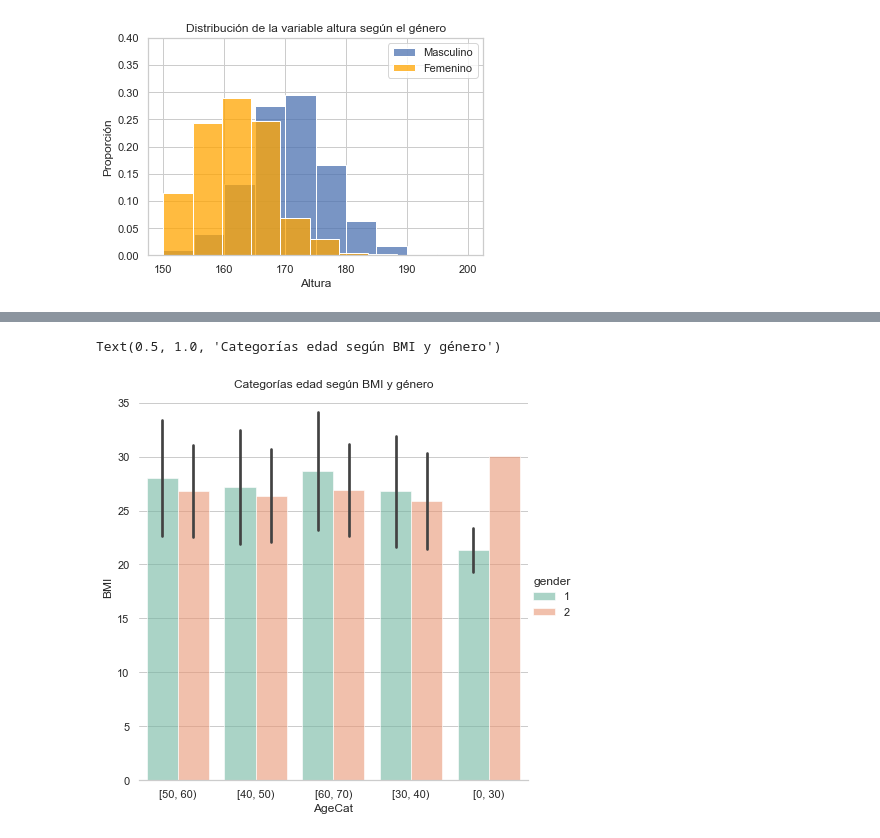
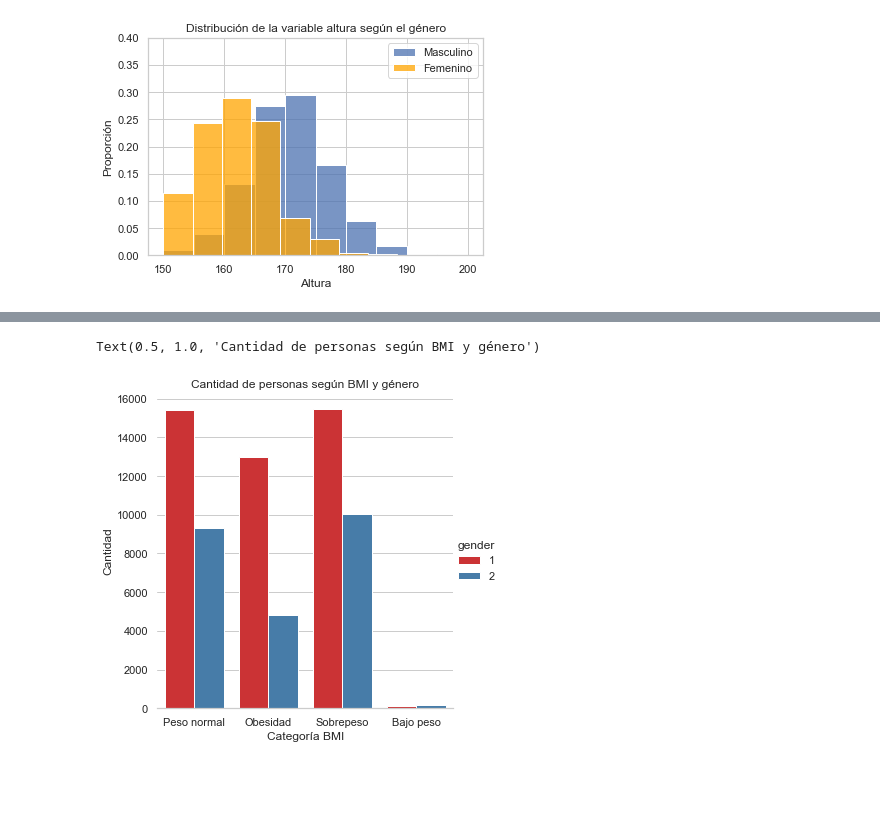
Before and after one commit to iamcest/risk_factors, a Jupyter notebook: scripts/visualizaciones_Maia.ipynb, the cells around one changed output, grey strips where cells are left out. Cells and saved outputs as stored; diff of their text form; code cells hidden in the pictures; blank space fills up the shorter version.

Commit message:
update visualizaciones

```diff
--- a/scripts/visualizaciones_Maia.ipynb
+++ b/scripts/visualizaciones_Maia.ipynb
@@ -72,7 +71,0 @@ plt.show()
-# %%
-sns.set_palette("Blues")
-
-g = sns.relplot(x="new_weight", y="height",
-            data=data,
-            kind="scatter",col = 'gender', hue = 'BMICat')
-g.fig.suptitle('weight vs height')
@@ -82,12 +72,13 @@ Text(0.5, 0.98, 'weight vs height')
 # %%
-g = sns.catplot(
-    data=data, kind="bar",
-    x="AgeCat", y="BMI", hue="gender",
-    ci="sd", palette="Set2", alpha=.6, height=6
-)
+g = sns.catplot(x="BMICat",
+                kind="count",
+                data=data,
+               palette="Set1", hue= 'gender')
+
+
 g.despine(left=True)
-g.set_axis_labels("AgeCat", "BMI")
-plt.title("Categorías edad según BMI y género")
+g.set_axis_labels("Categoría BMI", "Cantidad")
+plt.title("Cantidad de personas según BMI y género")
 # %% [output]
-Text(0.5, 1.0, 'Categorías edad según BMI y género')
+Text(0.5, 1.0, 'Cantidad de personas según BMI y género')
-[figure, old version]
+[figure, new version]
```
Also changed, not shown: parts of 5 cells of this notebook.
